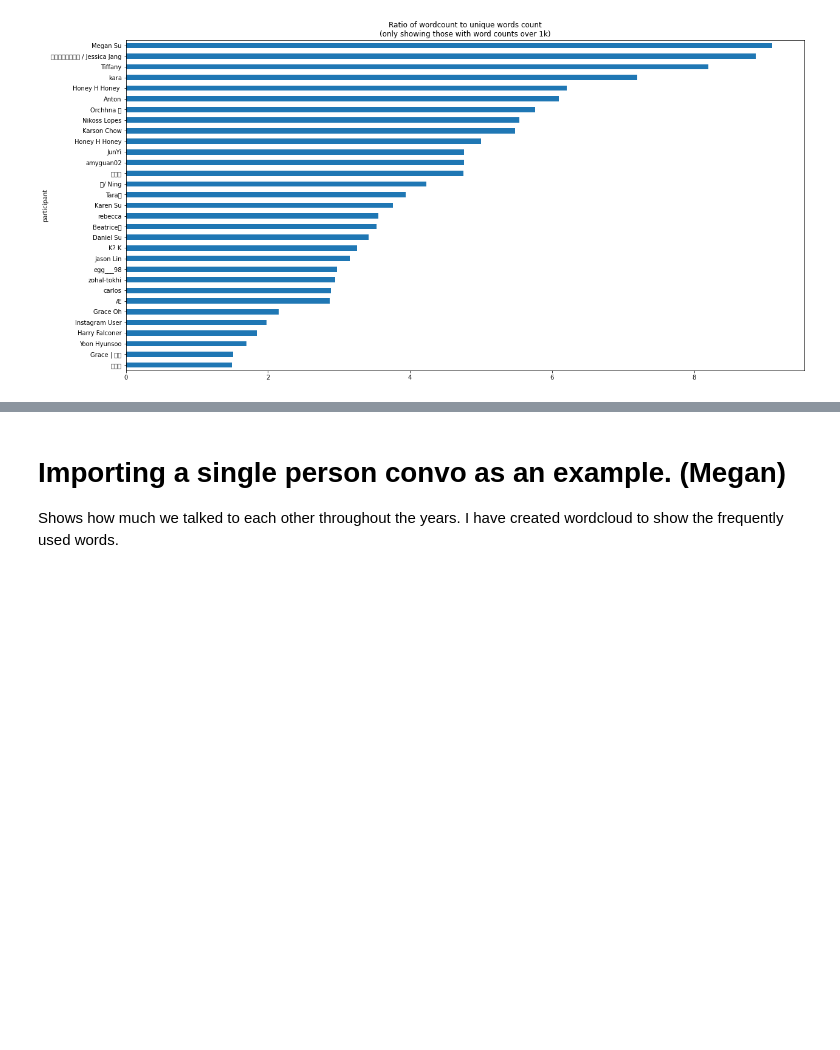
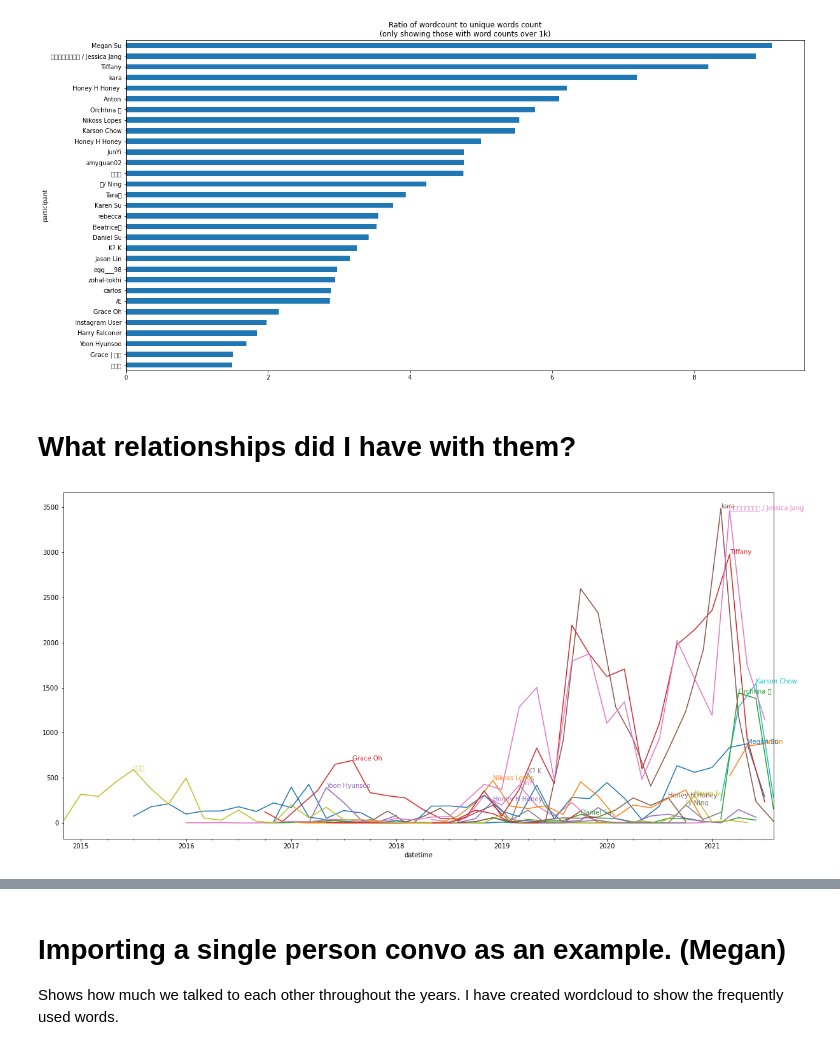
Before and after one commit to SooYoung00/data_project-, a Jupyter notebook: Importing_convo.ipynb, the cells around one changed output, grey strips where cells are left out. Drawn from its saved outputs; the diff is of its cells as text; code cells hidden in the pictures; blank space fills up the shorter version.

```diff
--- a/Importing_convo.ipynb
+++ b/Importing_convo.ipynb
@@ -216,3 +219,17 @@ Text(0.5, 1.0, 'Ratio of wordcount to unique words count\n(only showing those wi
 findfont: Font family ['sans-serif'] not found. Falling back to DejaVu Sans.
 findfont: Font family ['sans-serif'] not found. Falling back to DejaVu Sans.
 [figure]
+# %% [markdown]
+# What relationships did I have with them?
+# %%
+fig, ax = plt.subplots()
+for x, d in all_convo_df.groupby("sender_name"):
+    if d.shape[0] > 500 and x != "장수영":
+        per_period = (
+            d.set_index("datetime").groupby(pd.Grouper(freq="2m")).count().sender_name
+        )
+        per_period.plot()
+        col = plt.gca().lines[-1].get_color()
+        plt.annotate(x, (per_period.idxmax(), per_period.max()), size=10, color=col)
+# %% [output]
+[figure, added]
```
Also changed, not shown: parts of 24 cells of this notebook.
